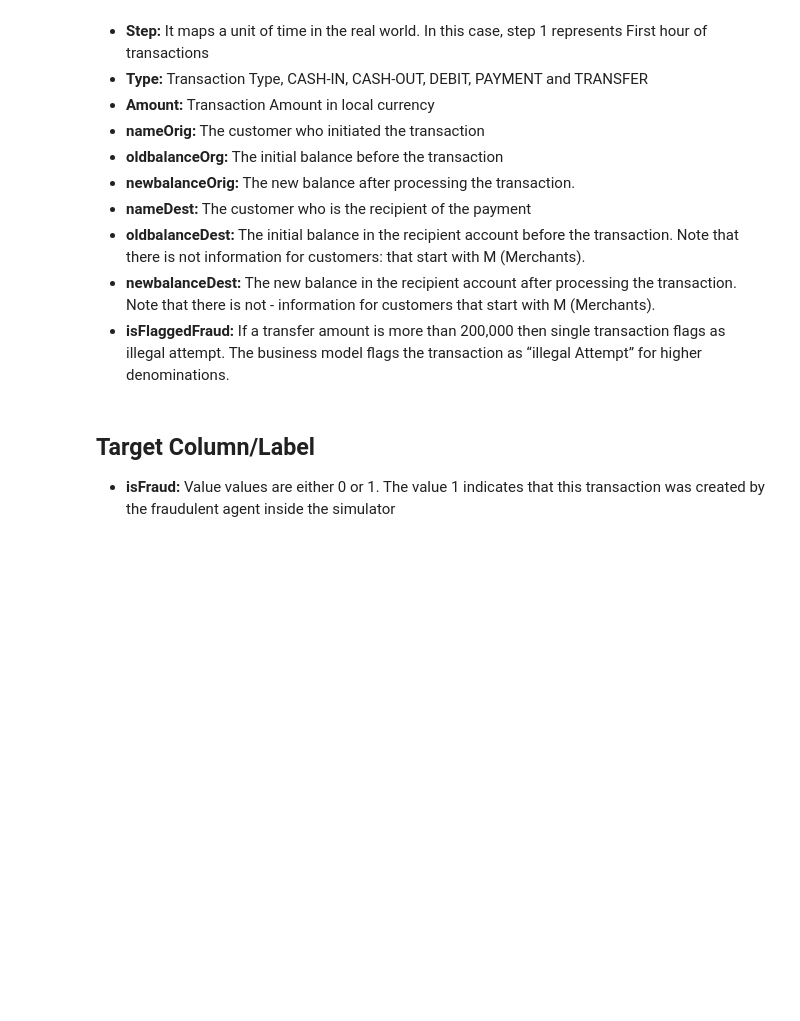
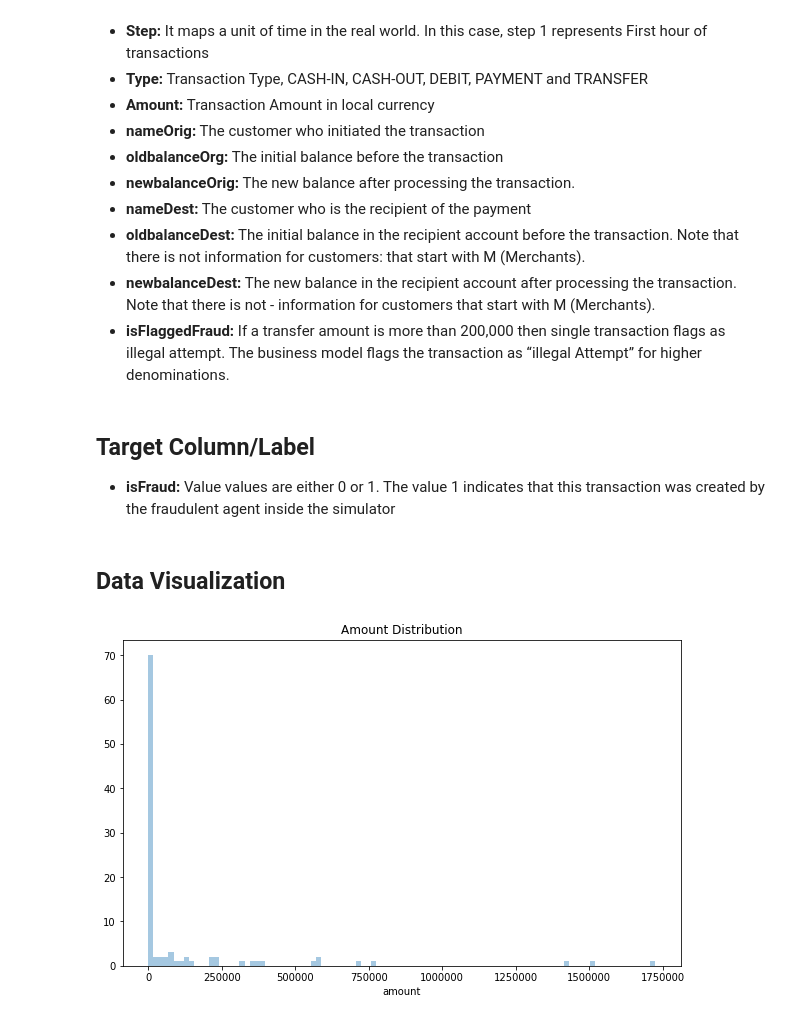
Before and after one commit to venkat998899/machine-learning, a Jupyter notebook: projects/capstone/payments_fraud.ipynb, the cells around one changed output. Saved outputs shown, nothing was run; the diff lists cells and outputs as text; code cells hidden in the pictures; blank space fills up the shorter version.

```diff
--- a/projects/capstone/payments_fraud.ipynb
+++ b/projects/capstone/payments_fraud.ipynb
@@ -124,3 +285,17 @@ memory usage: 534.0+ MB
 # %% [markdown]
 ## Target Column/Label
 - **isFraud:**	Value values are either 0 or 1.  The value 1 indicates that this transaction was created by the fraudulent agent inside the simulator
+# %% [markdown]
+## Data Visualization
+# %%
+import seaborn as sns
+import matplotlib.pyplot as plt
+
+sub_data = data[:100]
+#print(sub_data)
+#histogram
+h = sns.distplot(sub_data['amount'], bins=100, kde=False)
+h.set_title("Amount Distribution")
+h.figure.set_size_inches(10,6)
+# %% [output]
+[figure, added]
```
Also changed, not shown: parts of 29 cells of this notebook.
